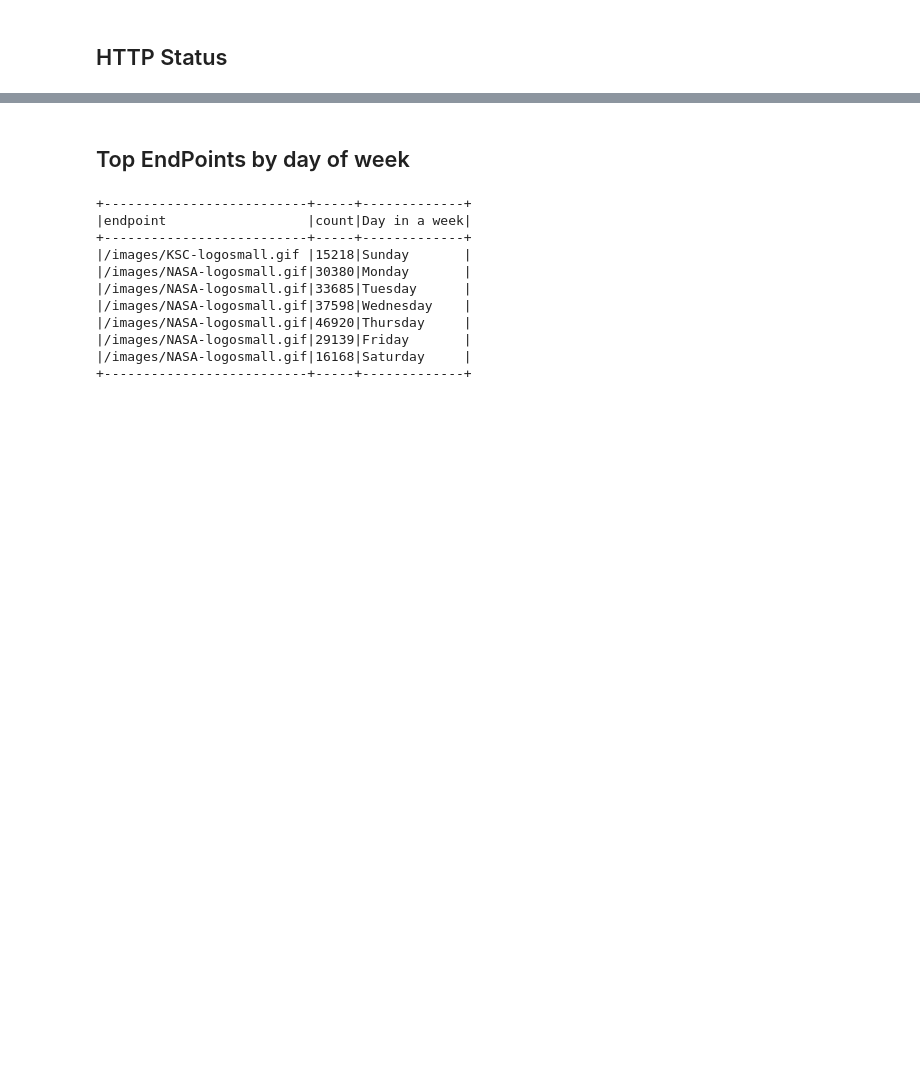
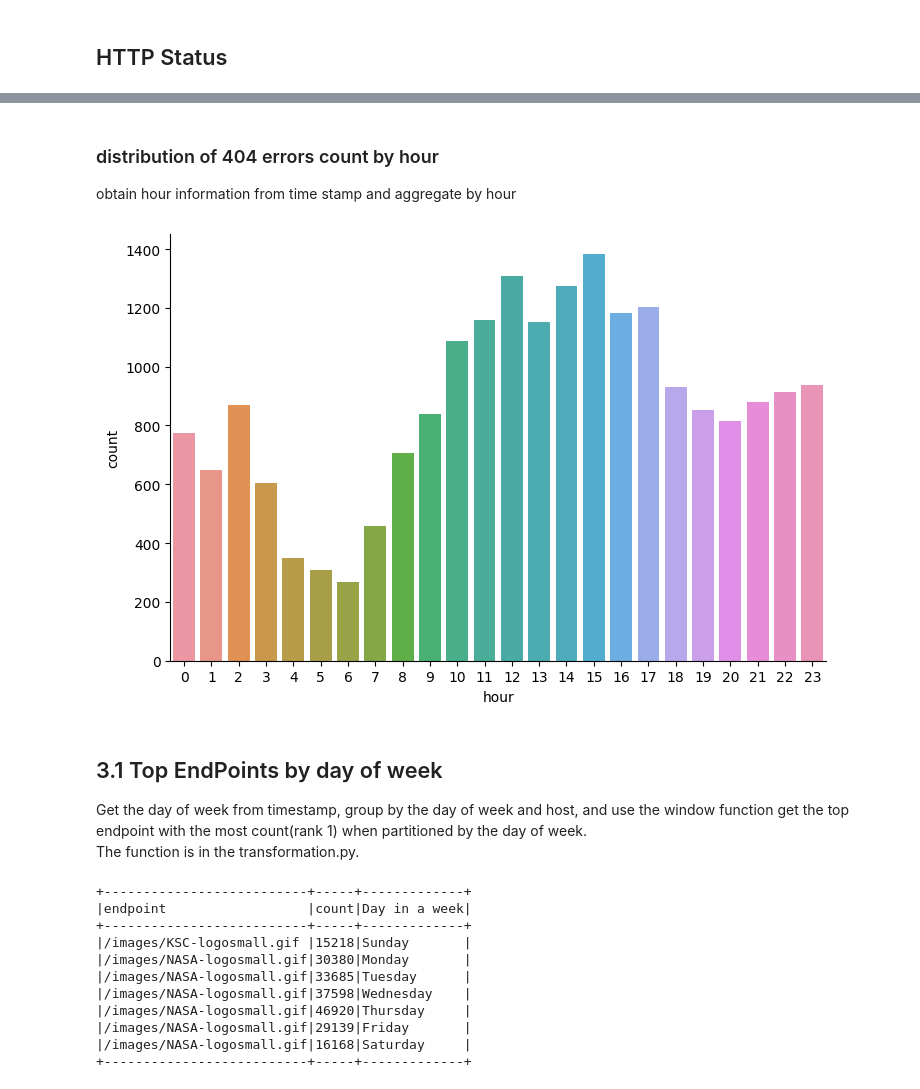
Before and after one commit to XinyiWang-Jessica/log-streaming-analytics, a Jupyter notebook: nasa_log_analysis.ipynb, the cells around one changed output, grey strips where cells are left out. Saved outputs shown, nothing was run; the diff lists cells and outputs as text; code cells hidden in the pictures; blank space fills up the shorter version.

```diff
--- a/nasa_log_analysis.ipynb
+++ b/nasa_log_analysis.ipynb
@@ -202,5 +443,25 @@ top_endpoint(df,10).show(truncate=False)
+# %% [markdown]
+### distribution of 404 errors count by hour
+obtain hour information from time stamp and aggregate by hour
+# %%
+hourly_avg_errors_sorted_df = (not_found_df
+                                   .groupBy(F.hour('time')
+                                             .alias('hour'))
+                                   .count()
+                                   .sort('hour'))
+hourly_avg_errors_sorted_pd_df = hourly_avg_errors_sorted_df.toPandas()
+
+c = sns.catplot(x='hour', y='count',
+                data=hourly_avg_errors_sorted_pd_df,
+                kind='bar', height=5, aspect=1.5)
+# %% [output]
+[figure, added]
 # %% [markdown]
-## Top EndPoints by day of week
+## 3.1 Top EndPoints by day of week
+Get the day of week from timestamp,
+group by the day of week and host,
+and use the window function get the top endpoint with the most count(rank 1) when partitioned by the day of week.
+The function is in the transformation.py.
 # %%
 result = top_endpoint_by_day(df)
 result.show(7, truncate=False)
```
Also changed, not shown: parts of 43 cells of this notebook.
